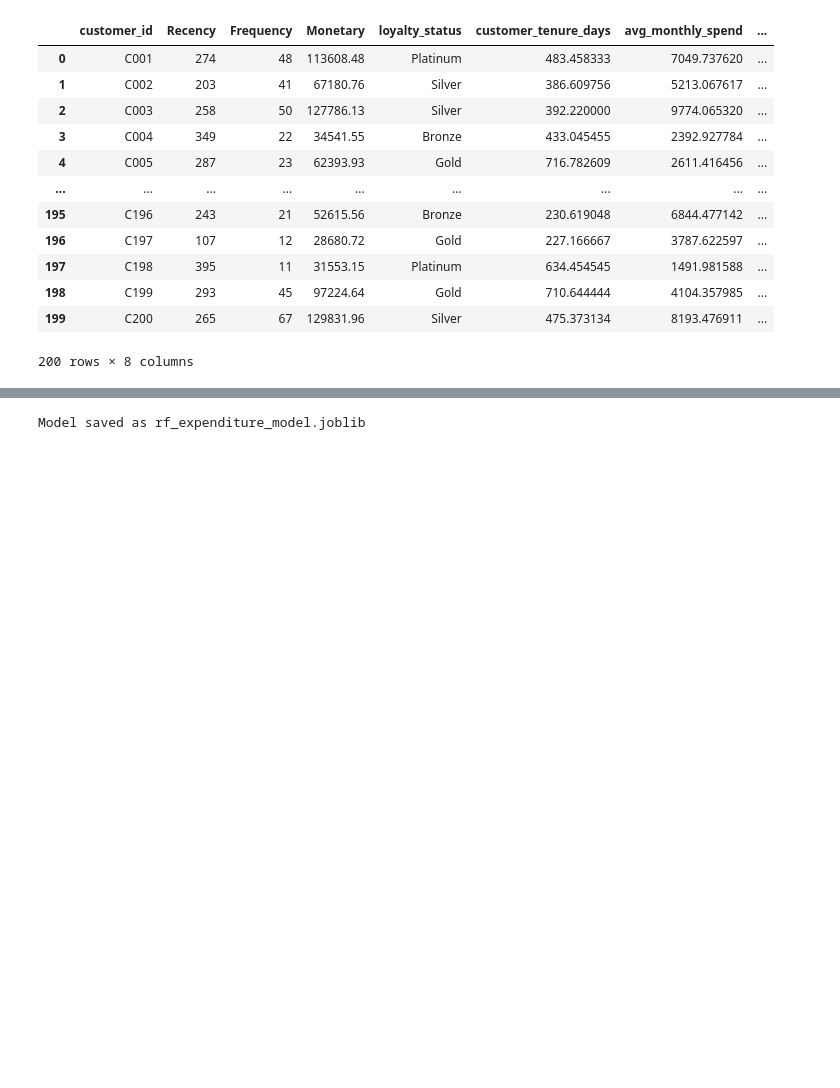
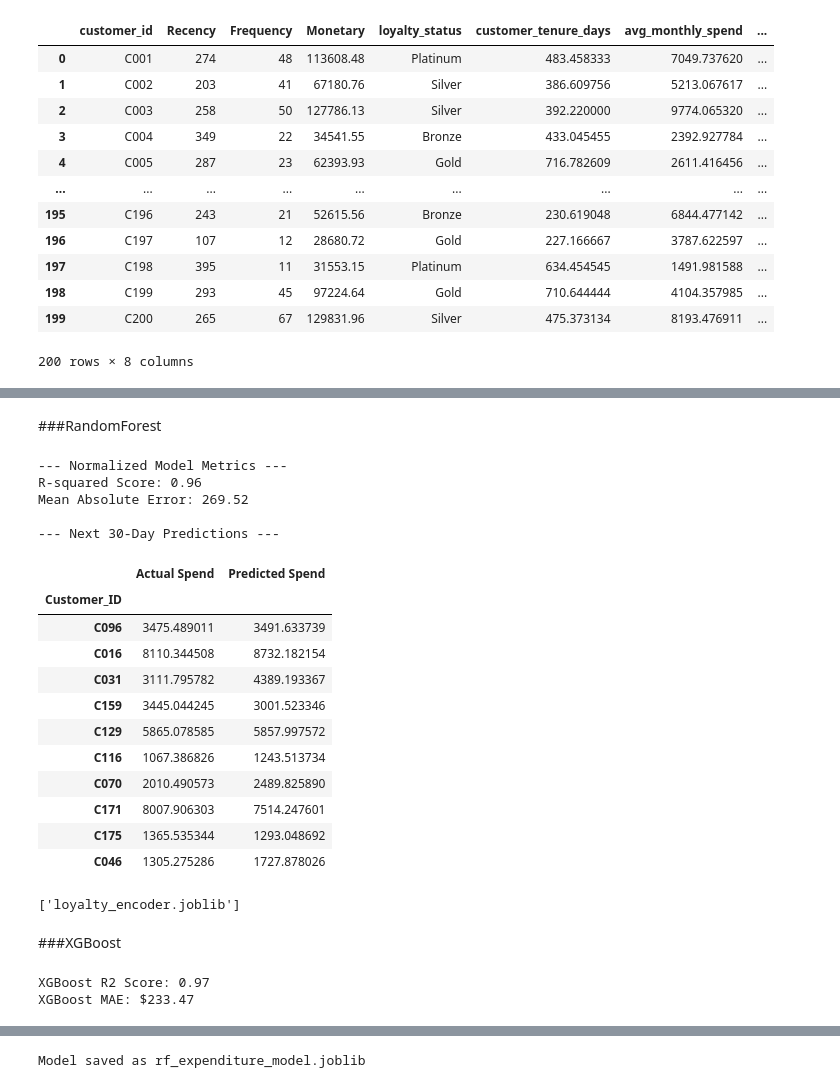
Before and after one commit to sandeep-006/Customer_lifetime_value_pred, a Jupyter notebook: rfm.ipynb, the cells around one changed output, grey strips where cells are left out. Saved outputs shown, nothing was run; the diff lists cells and outputs as text; code cells hidden in the pictures; blank space fills up the shorter version.

```diff
--- a/rfm.ipynb
+++ b/rfm.ipynb
@@ -157,0 +108,77 @@ dtype: float64
+# %% [markdown]
+###RandomForest
+# %%
+
+
+# --- SECTION 3: DATA NORMALIZATION ---
+# We fit the scaler ONLY on training data to avoid data leakage
+scaler = StandardScaler()
+X_train = scaler.fit_transform(X_train_raw)
+X_test = scaler.transform(X_test_raw)
+
+# Save the scaler (you will need this for future predictions!)
+joblib.dump(scaler, 'feature_scaler.joblib')
+
+# --- SECTION 4: MODEL TRAINING ---
+model = RandomForestRegressor(n_estimators=100, max_depth=10, random_state=42)
+model.fit(X_train, y_train)
+
+# --- SECTION 5: PREDICTION & EVALUATION ---
+y_pred = model.predict(X_test)
+
+print(f"--- Normalized Model Metrics ---")
+print(f"R-squared Score: {r2_score(y_test, y_pred):.2f}")
+print(f"Mean Absolute Error: {mean_absolute_error(y_test, y_pred):.2f}")
+
+# --- SECTION 6: SAMPLE PREDICTIONS WITH CUSTOMER ID ---
+# We use X_test_raw.index to get back the original Customer IDs
+results = pd.DataFrame({
+    'Customer_ID': X_test_raw.index,
+    'Actual Spend': y_test.values,
+    'Predicted Spend': y_pred
+}).set_index('Customer_ID')
+
+print("\n--- Next 30-Day Predictions ---")
+display(results.head(10))
+
+# --- SECTION 7: SAVE EVERYTHING ---
+joblib.dump(model, 'rf_normalized_model.joblib')
+joblib.dump(le, 'loyalty_encoder.joblib')
+# %% [output]
+--- Normalized Model Metrics ---
+R-squared Score: 0.96
+Mean Absolute Error: 269.52
+
+--- Next 30-Day Predictions ---
+|  | Actual Spend | Predicted Spend |
+| Customer_ID |  |  |
+| C096 | 3475.489011 | 3491.633739 |
+| C016 | 8110.344508 | 8732.182154 |
+| C031 | 3111.795782 | 4389.193367 |
+| C159 | 3445.044245 | 3001.523346 |
+| C129 | 5865.078585 | 5857.997572 |
+| C116 | 1067.386826 | 1243.513734 |
+| C070 | 2010.490573 | 2489.825890 |
+| C171 | 8007.906303 | 7514.247601 |
+| C175 | 1365.535344 | 1293.048692 |
+| C046 | 1305.275286 | 1727.878026 |
+['loyalty_encoder.joblib']
+# %% [markdown]
+###XGBoost
+# %%
+import xgboost as xg
+from sklearn.metrics import mean_absolute_error, r2_score
+
+# 1. Initialize the XGBoost Regressor
+# 'n_estimators' is the number of boosting rounds
+xgb_model = xg.XGBRegressor(n_estimators=100, learning_rate=0.1, max_depth=5, random_state=42)
+
+# 2. Fit the model
+xgb_model.fit(X_train, y_train)
+# 3. Predict and Evaluate
+y_pred_xgb = xgb_model.predict(X_test)
+print(f"XGBoost R2 Score: {r2_score(y_test, y_pred_xgb):.2f}")
+print(f"XGBoost MAE: ${mean_absolute_error(y_test, y_pred_xgb):.2f}")
+# %% [output]
+XGBoost R2 Score: 0.97
+XGBoost MAE: $233.47
```
Also changed, not shown: parts of 7 cells of this notebook.
